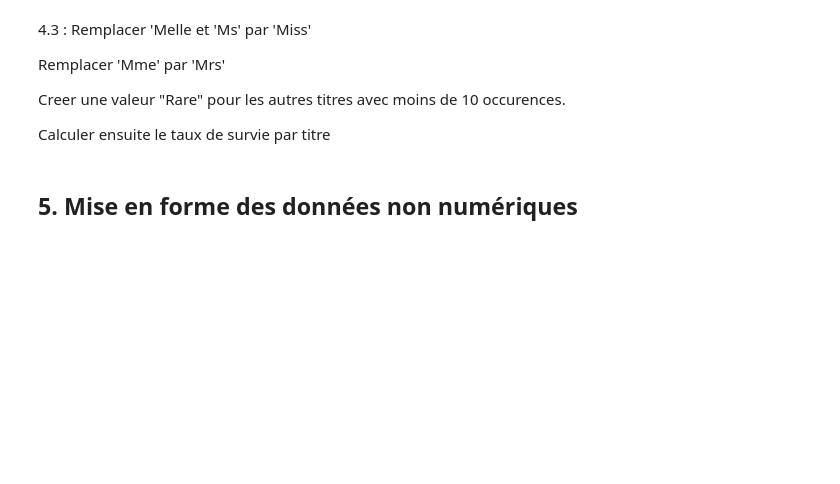
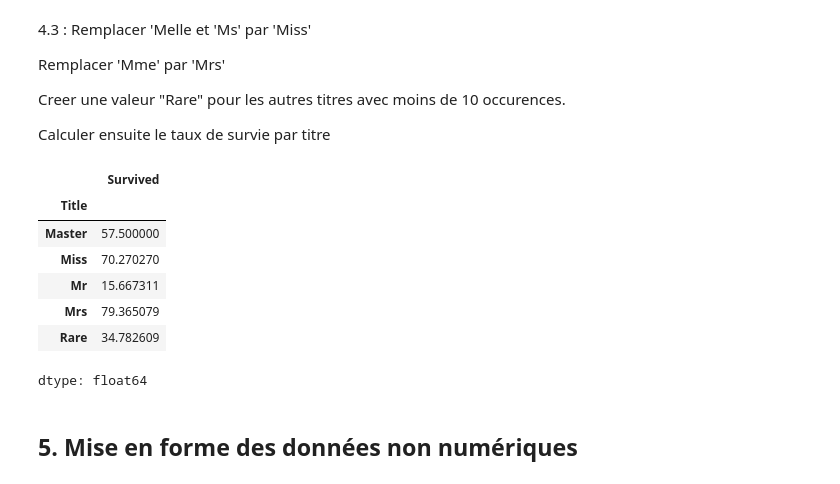
Before and after one commit to Giassinne/Bestioles, a Jupyter notebook: tp_collecte.ipynb, the cells around one changed output. Saved outputs shown, nothing was run; the diff lists cells and outputs as text; code cells hidden in the pictures; blank space fills up the shorter version.

```diff
--- a/tp_collecte.ipynb
+++ b/tp_collecte.ipynb
@@ -458,6 +497,40 @@ Remplacer 'Mme' par 'Mrs'
 Creer une valeur "Rare" pour les autres titres avec moins de 10 occurences.
 
 Calculer ensuite le taux de survie par titre
+# %%
+# prompt: 4.3 : Remplacer 'Melle et 'Ms' par 'Miss'
+# Remplacer 'Mme' par 'Mrs'
+# Creer une valeur "Rare" pour les autres titres avec moins de 10 occurences.
+# Calculer ensuite le taux de survie par titre
+
+# Replace titles
+train['Title'] = train['Title'].replace(['Mlle', 'Ms'], 'Miss')
+train['Title'] = train['Title'].replace('Mme', 'Mrs')
+
+test['Title'] = test['Title'].replace(['Mlle', 'Ms'], 'Miss')
+test['Title'] = test['Title'].replace('Mme', 'Mrs')
+
+# Group rare titles
+title_counts = train['Title'].value_counts()
+rare_titles = title_counts[title_counts < 10].index
+train['Title'] = train['Title'].replace(rare_titles, 'Rare')
+
+title_counts = test['Title'].value_counts()
+rare_titles = title_counts[title_counts < 10].index
+test['Title'] = test['Title'].replace(rare_titles, 'Rare')
+
+# Calculate survival rate by title
+title_survival_rates = train.groupby('Title')['Survived'].mean() * 100
+title_survival_rates
+# %% [output]
+|  | Survived |
+| Title |  |
+| Master | 57.500000 |
+| Miss | 70.270270 |
+| Mr | 15.667311 |
+| Mrs | 79.365079 |
+| Rare | 34.782609 |
+dtype: float64
 # %% [markdown]
 ## 5. Mise en forme des données non numériques
 # %% [markdown]
```
Also changed, not shown: parts of 10 cells of this notebook.
